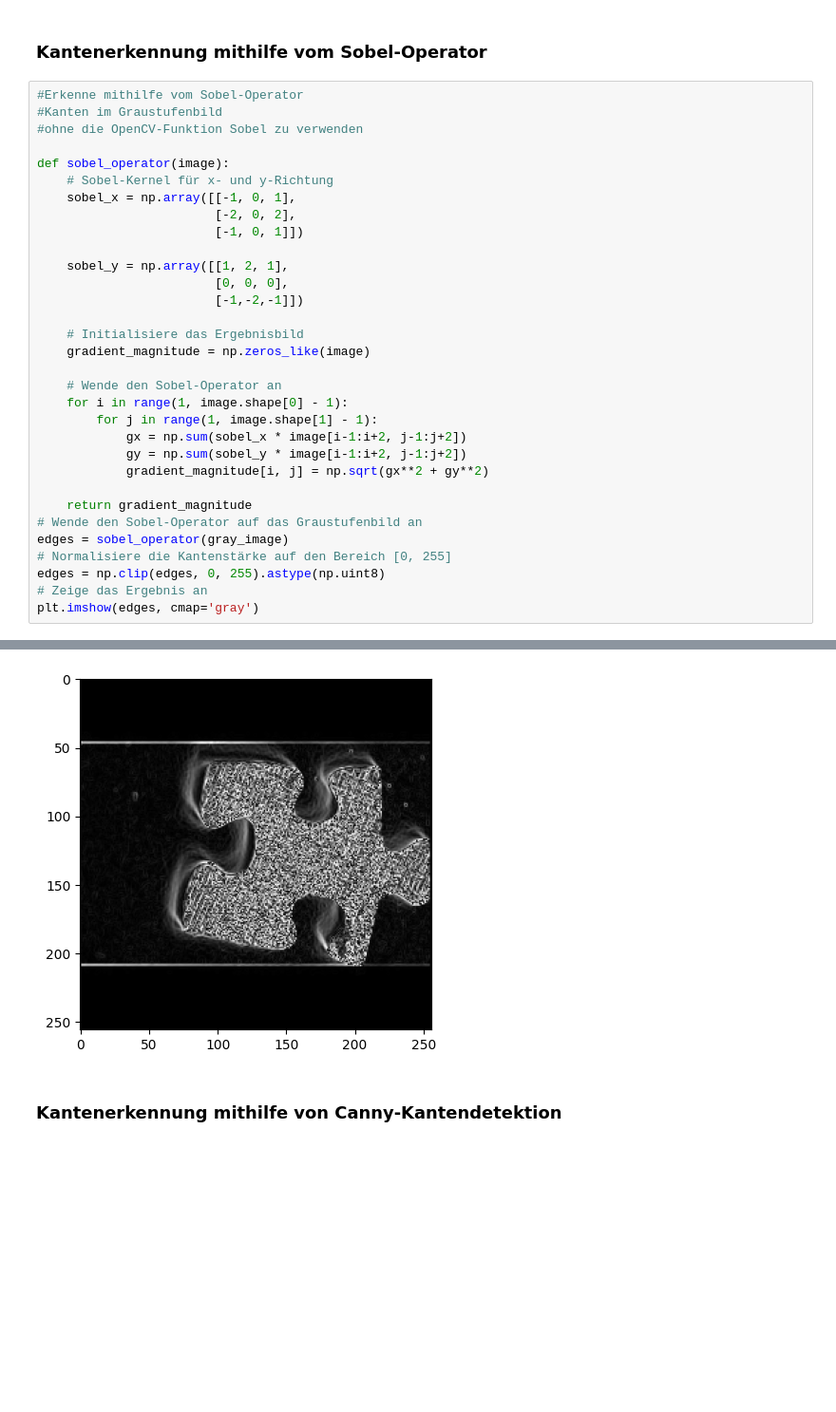
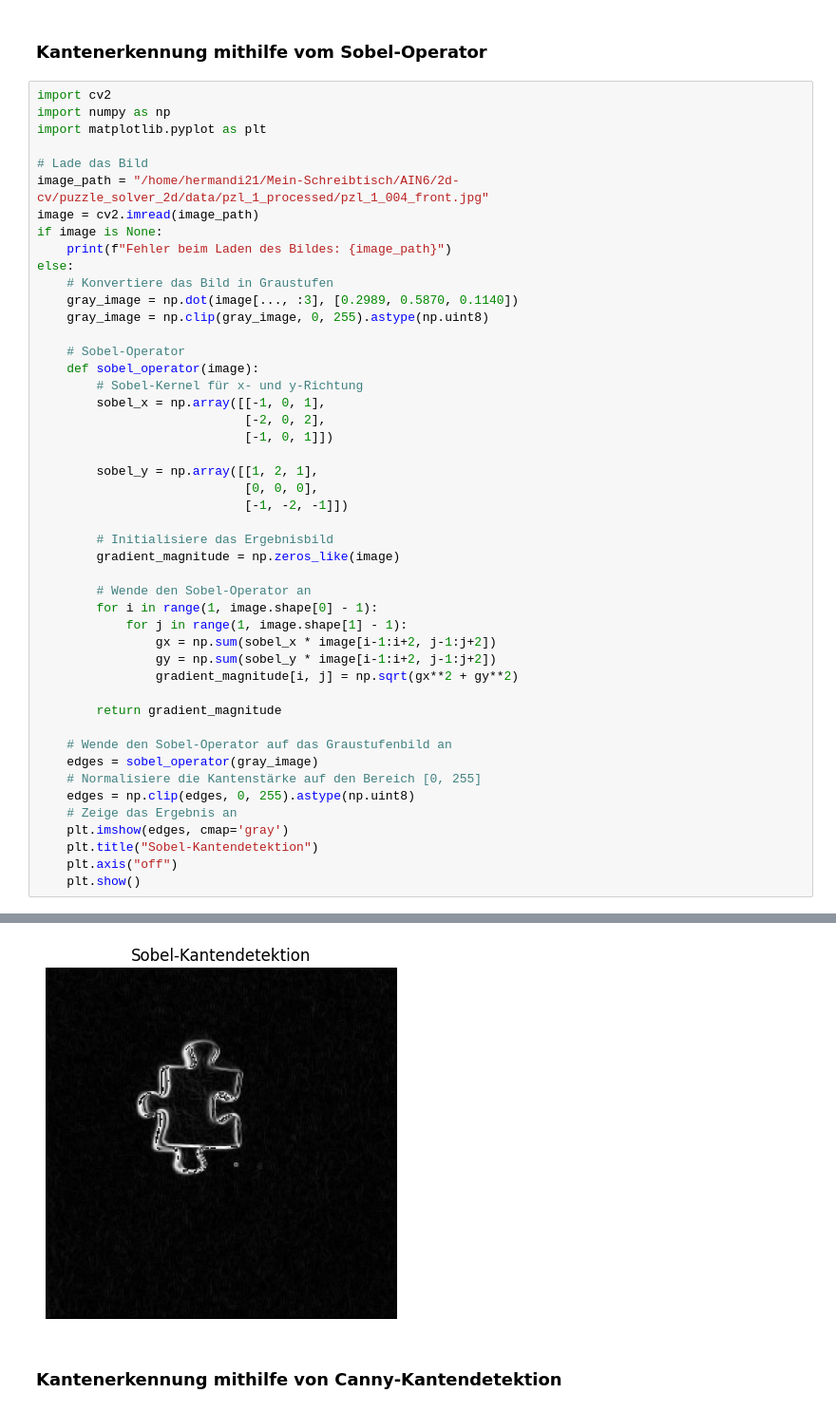
Before and after one commit to hermandi21/puzzle_solver_2d, a Jupyter notebook: src/detect_puzzle_silhouette.ipynb, the cells around one changed output, grey strips where cells are left out. Shown at 95% size. Saved outputs shown, nothing was run; the diff lists cells and outputs as text; blank space fills up the shorter version.

```diff
--- a/src/detect_puzzle_silhouette.ipynb
+++ b/src/detect_puzzle_silhouette.ipynb
@@ -6,35 +6,50 @@ from pathlib import Path
 # %% [markdown]
 ### Kantenerkennung mithilfe vom Sobel-Operator
 # %%
-#Erkenne mithilfe vom Sobel-Operator
-#Kanten im Graustufenbild
-#ohne die OpenCV-Funktion Sobel zu verwenden
+import cv2
+import numpy as np
+import matplotlib.pyplot as plt
 
-def sobel_operator(image):
-    # Sobel-Kernel für x- und y-Richtung
-    sobel_x = np.array([[-1, 0, 1],
-                        [-2, 0, 2],
-                        [-1, 0, 1]])
+# Lade das Bild
+image_path = "/home/hermandi21/Mein-Schreibtisch/AIN6/2d-cv/puzzle_solver_2d/data/pzl_1_processed/pzl_1_004_front.jpg"
+image = cv2.imread(image_path)
+if image is None:
+    print(f"Fehler beim Laden des Bildes: {image_path}")
+else:
+    # Konvertiere das Bild in Graustufen
+    gray_image = np.dot(image[..., :3], [0.2989, 0.5870, 0.1140])
+    gray_image = np.clip(gray_image, 0, 255).astype(np.uint8)
 
-    sobel_y = np.array([[1, 2, 1],
-                        [0, 0, 0],
-                        [-1,-2,-1]])
+    # Sobel-Operator
+    def sobel_operator(image):
+        # Sobel-Kernel für x- und y-Richtung
+        sobel_x = np.array([[-1, 0, 1],
+                            [-2, 0, 2],
+                            [-1, 0, 1]])
 
-    # Initialisiere das Ergebnisbild
-    gradient_magnitude = np.zeros_like(image)
+        sobel_y = np.array([[1, 2, 1],
+                            [0, 0, 0],
+                            [-1, -2, -1]])
 
-    # Wende den Sobel-Operator an
-    for i in range(1, image.shape[0] - 1):
-        for j in range(1, image.shape[1] - 1):
-            gx = np.sum(sobel_x * image[i-1:i+2, j-1:j+2])
-            gy = np.sum(sobel_y * image[i-1:i+2, j-1:j+2])
-            gradient_magnitude[i, j] = np.sqrt(gx**2 + gy**2)
+        # Initialisiere das Ergebnisbild
+        gradient_magnitude = np.zeros_like(image)
 
-    return gradient_magnitude
-# Wende den Sobel-Operator auf das Graustufenbild an
-edges = sobel_operator(gray_image)
-# Normalisiere die Kantenstärke auf den Bereich [0, 255]
-edges = np.clip(edges, 0, 255).astype(np.uint8)
-# Zeige das Ergebnis an
-plt.imshow(edges, cmap='gray')
+        # Wende den Sobel-Operator an
+        for i in range(1, image.shape[0] - 1):
+            for j in range(1, image.shape[1] - 1):
+                gx = np.sum(sobel_x * image[i-1:i+2, j-1:j+2])
+                gy = np.sum(sobel_y * image[i-1:i+2, j-1:j+2])
+                gradient_magnitude[i, j] = np.sqrt(gx**2 + gy**2)
+
+        return gradient_magnitude
+
+    # Wende den Sobel-Operator auf das Graustufenbild an
+    edges = sobel_operator(gray_image)
+    # Normalisiere die Kantenstärke auf den Bereich [0, 255]
+    edges = np.clip(edges, 0, 255).astype(np.uint8)
+    # Zeige das Ergebnis an
+    plt.imshow(edges, cmap='gray')
+    plt.title("Sobel-Kantendetektion")
+    plt.axis("off")
+    plt.show()
 # %% [output]
@@ -42,4 +56,4 @@ plt.imshow(edges, cmap='gray')
-[figure, old version]
+[figure, new version]
 # %% [markdown]
 ### Kantenerkennung mithilfe von Canny-Kantendetektion
 # %%
```
Also changed, not shown: parts of 6 cells of this notebook, 6 other files.
